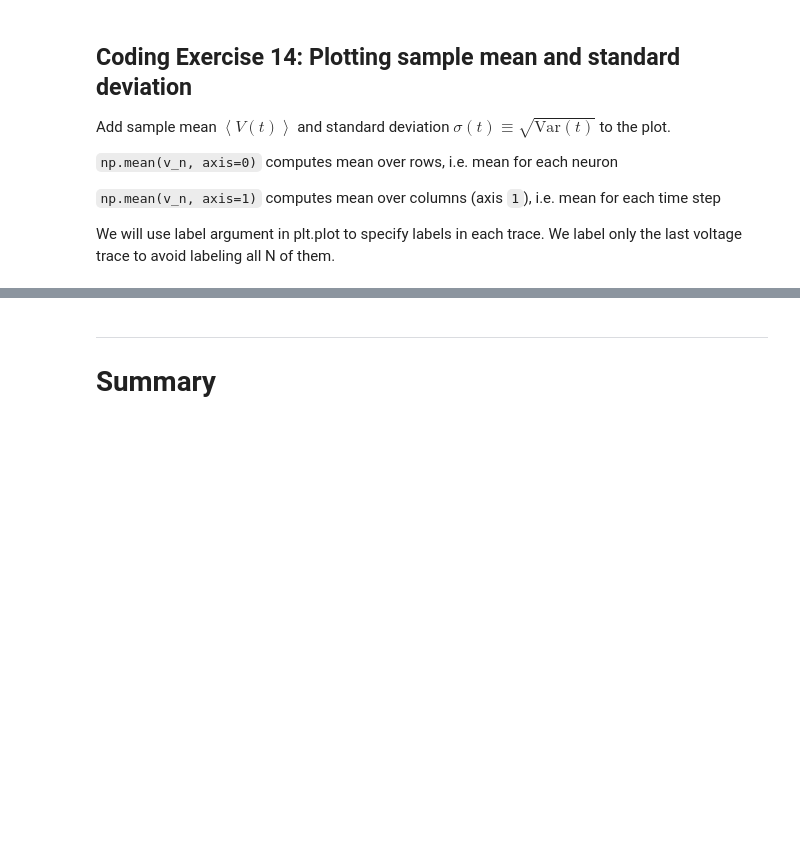
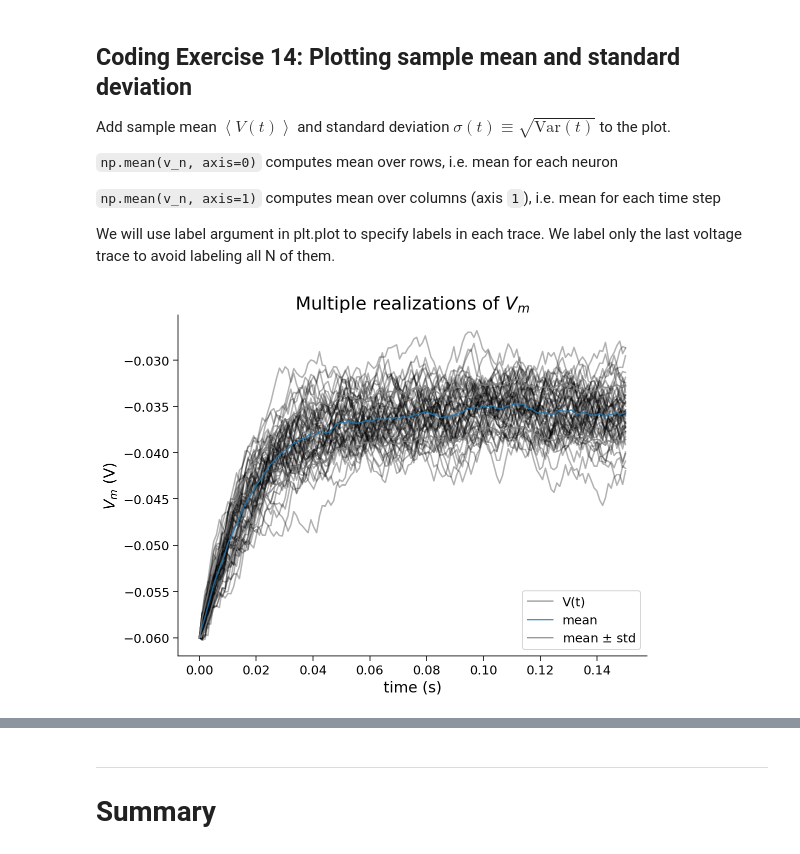
Before and after one commit to MiguelAngelSebastian/NeuromatchW0, a Jupyter notebook: tutorials/W0D1_PythonWorkshop1/student/W0D1_Tutorial1.ipynb, the cells around one changed output, grey strips where cells are left out. Saved outputs shown, nothing was run; the diff lists cells and outputs as text; code cells hidden in the pictures; blank space fills up the shorter version.

```diff
--- a/tutorials/W0D1_PythonWorkshop1/student/W0D1_Tutorial1.ipynb
+++ b/tutorials/W0D1_PythonWorkshop1/student/W0D1_Tutorial1.ipynb
@@ -1203,7 +1252,7 @@ We will use label argument in plt.plot to specify labels in each trace.  We labe
 #################################################
 ## TODO for students: fill out code to compute sample mean and standard deviation ##
 # Fill out code and comment or remove the next line
-raise NotImplementedError("Student exercise: You need to  fill out code to compute sample mean and standard deviation")
+#raise NotImplementedError("Student exercise: You need to  fill out code to compute sample mean and standard deviation")
 #################################################
 
 # Set random number generator
@@ -1214,35 +1263,37 @@ step_end = int(t_max / dt)
 n = 50
 t_range = np.linspace(0, t_max, num=step_end)
 v_n = el * np.ones([n, step_end])
 i = i_mean * (1 + 0.1 * (t_max / dt)**(0.5) * (2 * np.random.random([n, step_end]) - 1))
 
 # Loop for step_end - 1 steps
 for step in range(1, step_end):
 
   # Compute v_n
   v_n[:, step] = v_n[:, step - 1] + (dt / tau) * (el - v_n[:, step - 1] + r * i[:, step])
 
 # Compute sample mean (use np.mean)
-v_mean = ...
+v_mean = np.mean(v_n, axis=0)
 
 # Compute sample standard deviation (use np.std)
-v_std = ...
+v_std =  np.std(v_n, axis=0)
 
 # Plot figure
 plt.figure()
 plt.title('Multiple realizations of $V_m$')
 plt.xlabel('time (s)')
 plt.ylabel('$V_m$ (V)')
 
 plt.plot(t_range, v_n.T, 'k', alpha=0.3)
 
 plt.plot(t_range, v_n[-1], 'k', alpha=0.3, label='V(t)')
 plt.plot(t_range, v_mean, 'C0', alpha=0.8, label='mean')
 plt.plot(t_range, v_mean+v_std, 'C7', alpha=0.8)
 plt.plot(t_range, v_mean-v_std, 'C7', alpha=0.8, label='mean $\pm$ std')
 
 plt.legend()
 plt.show()
+# %% [output]
+[figure, added]
 # %% [markdown]
 [*Click for solution*](https://github.com/NeuromatchAcademy/precourse/tree/main//tutorials/W0D1_PythonWorkshop1/solutions/W0D1_Tutorial1_Solution_3c8e55c9.py)
 
```
Also changed, not shown: parts of 5 cells of this notebook.
